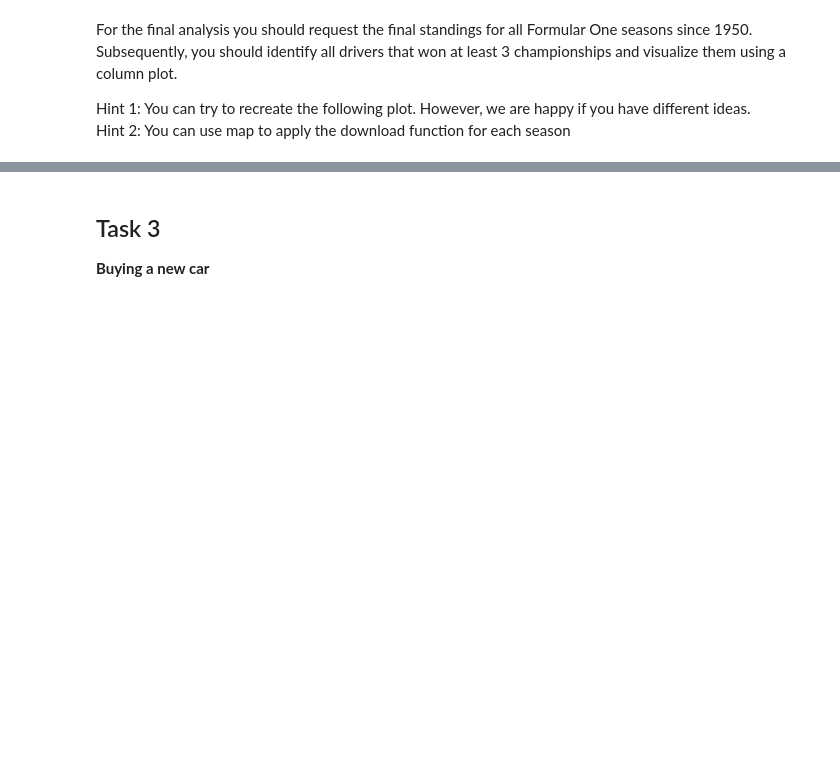
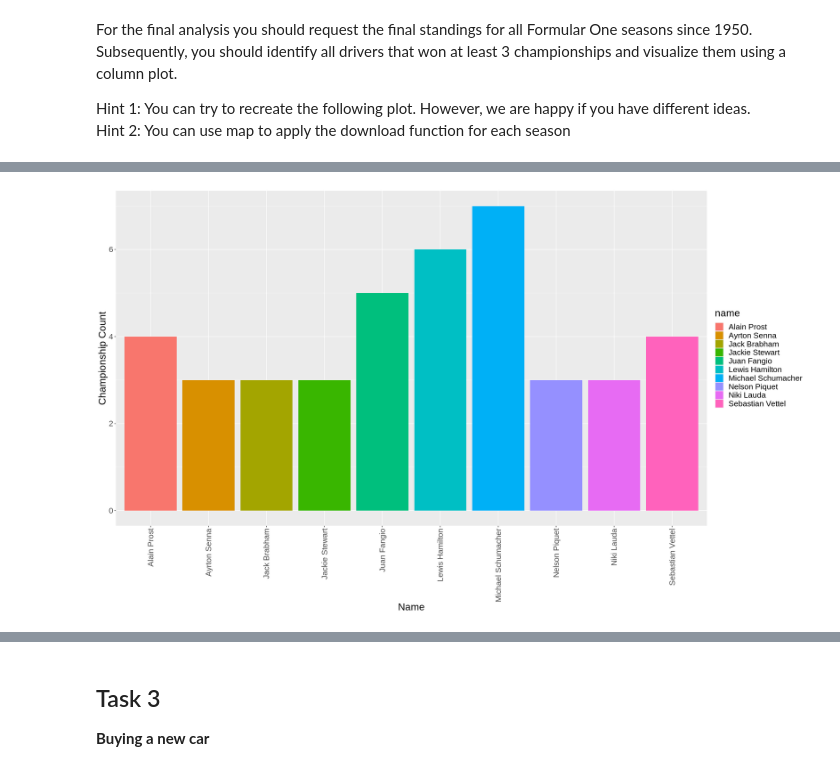
Before and after one commit to michiWS1920/ADS20, a Jupyter notebook: ADS_Programming_Assignment_2.ipynb, the cells around one changed output, grey strips where cells are left out. Saved outputs shown, nothing was run; the diff lists cells and outputs as text; code cells hidden in the pictures; blank space fills up the shorter version.

```diff
--- a/ADS_Programming_Assignment_2.ipynb
+++ b/ADS_Programming_Assignment_2.ipynb
@@ -536,3 +599,15 @@ Hint 2: You can use map to apply the download function for each season
+# %%
+options(repr.plot.width=20, repr.plot.height=12)
+
+champ_filtered %>%
+ggplot(aes(x= name, fill = name))+
+geom_bar()+
+labs(y= "Championship Count") +
+labs(x= "Name") +
+theme(text = element_text(size=20),
+axis.text.x = element_text(angle = 90, vjust = 0.5, hjust=1))
+# %% [output]
+[figure, added]
 # %% [markdown]
 ![image.png](attachment:image.png)![image.png](embedded-picture-1)
 # %%
```
Also changed, not shown: parts of 12 cells of this notebook.
